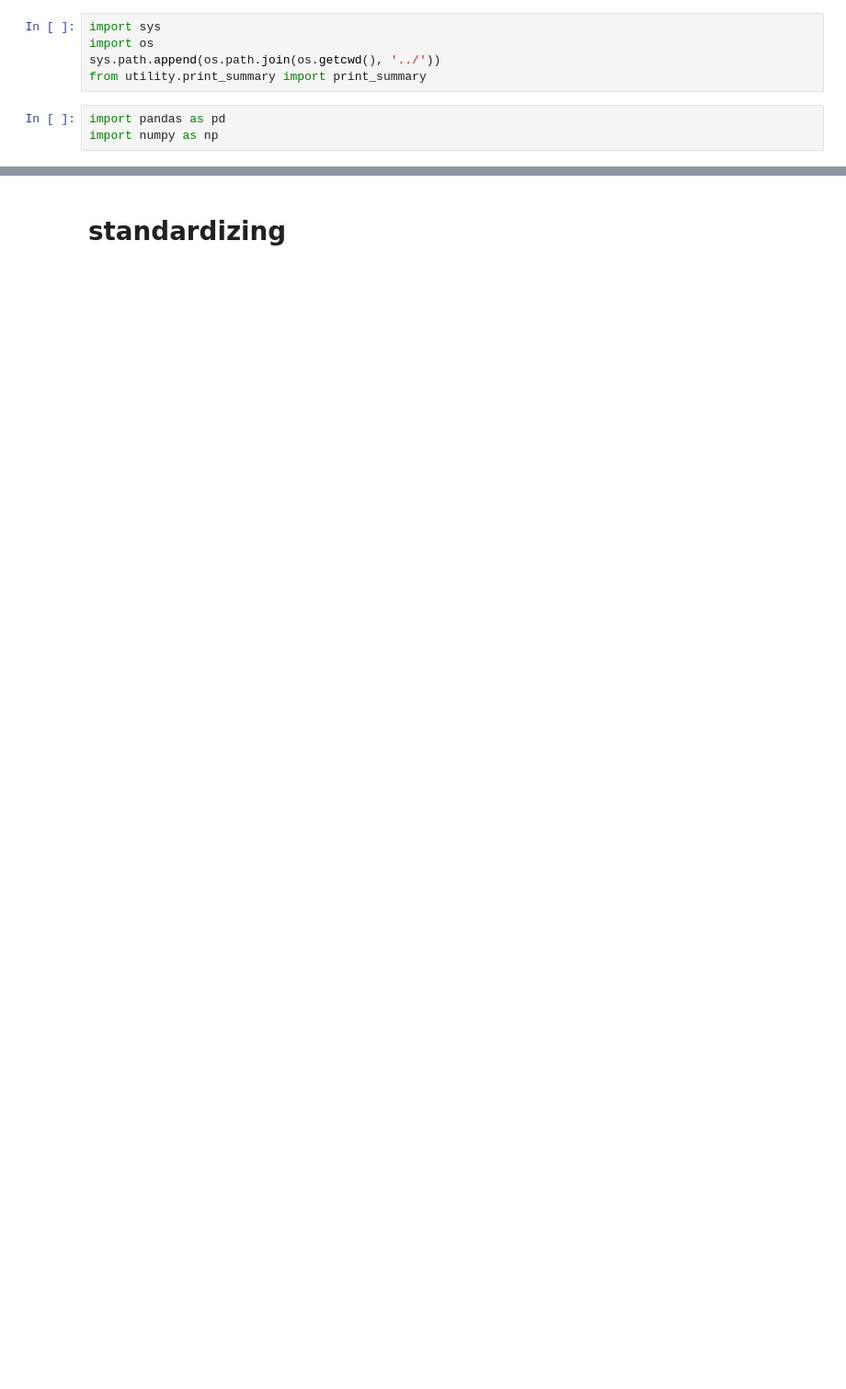
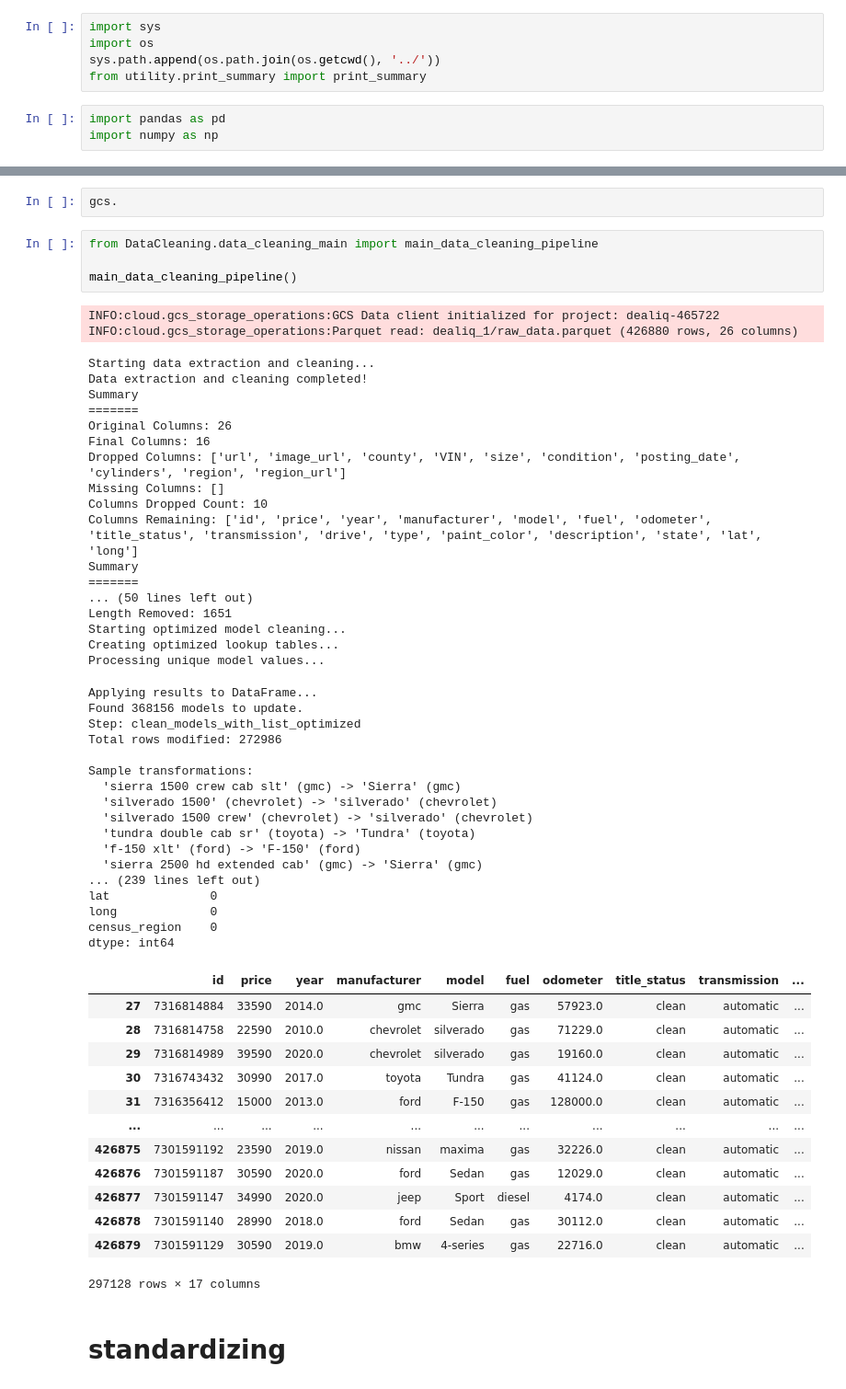
Before and after one commit to Dhruv-88/Deal_IQ, a Jupyter notebook: DataCleaning/data_cleaning.ipynb, the cells around one changed output, grey strips where cells are left out. Shown at 92% size. Cells and saved outputs as stored; diff of their text form; blank space fills up the shorter version.

Commit message:
updated the data cleaning step

```diff
--- a/DataCleaning/data_cleaning.ipynb
+++ b/DataCleaning/data_cleaning.ipynb
@@ -30,6 +29,62 @@ INFO:cloud.gcs_storage_operations:Parquet read: dealiq_1/raw_data.parquet (42688
 | 3 | 7222270760 | https://worcester.craigslist.org/... | worcester / central MA | https://worcester.craigslist.org | 1500 | NaN | None | None | None | None | ... |
 | 4 | 7210384030 | https://greensboro.craigslist.org... | greensboro | https://greensboro.craigslist.org | 4900 | NaN | None | None | None | None | ... |
 5 rows × 26 columns
+# %%
+gcs.
+# %%
+from DataCleaning.data_cleaning_main import main_data_cleaning_pipeline
+
+main_data_cleaning_pipeline()
+# %% [output]
+INFO:cloud.gcs_storage_operations:GCS Data client initialized for project: dealiq-465722
+INFO:cloud.gcs_storage_operations:Parquet read: dealiq_1/raw_data.parquet (426880 rows, 26 columns)
+Starting data extraction and cleaning...
+Data extraction and cleaning completed!
+Summary
+=======
+Original Columns: 26
+Final Columns: 16
+Dropped Columns: ['url', 'image_url', 'county', 'VIN', 'size', 'condition', 'posting_date', 'cylinders', 'region', 'region_url']
+Missing Columns: []
+Columns Dropped Count: 10
+Columns Remaining: ['id', 'price', 'year', 'manufacturer', 'model', 'fuel', 'odometer', 'title_status', 'transmission', 'drive', 'type', 'paint_color', 'description', 'state', 'lat', 'long']
+Summary
+=======
+... (50 lines left out)
+Length Removed: 1651
+Starting optimized model cleaning...
+Creating optimized lookup tables...
+Processing unique model values...
+Applying results to DataFrame...
+Found 368156 models to update.
+Step: clean_models_with_list_optimized
+Total rows modified: 272986
+
+Sample transformations:
+  'sierra 1500 crew cab slt' (gmc) -> 'Sierra' (gmc)
+  'silverado 1500' (chevrolet) -> 'silverado' (chevrolet)
+  'silverado 1500 crew' (chevrolet) -> 'silverado' (chevrolet)
+  'tundra double cab sr' (toyota) -> 'Tundra' (toyota)
+  'f-150 xlt' (ford) -> 'F-150' (ford)
+  'sierra 2500 hd extended cab' (gmc) -> 'Sierra' (gmc)
+... (239 lines left out)
+lat              0
+long             0
+census_region    0
+dtype: int64
+|  | id | price | year | manufacturer | model | fuel | odometer | title_status | transmission | ... |
+| 27 | 7316814884 | 33590 | 2014.0 | gmc | Sierra | gas | 57923.0 | clean | automatic | ... |
+| 28 | 7316814758 | 22590 | 2010.0 | chevrolet | silverado | gas | 71229.0 | clean | automatic | ... |
+| 29 | 7316814989 | 39590 | 2020.0 | chevrolet | silverado | gas | 19160.0 | clean | automatic | ... |
+| 30 | 7316743432 | 30990 | 2017.0 | toyota | Tundra | gas | 41124.0 | clean | automatic | ... |
+| 31 | 7316356412 | 15000 | 2013.0 | ford | F-150 | gas | 128000.0 | clean | automatic | ... |
+| ... | ... | ... | ... | ... | ... | ... | ... | ... | ... | ... |
+| 426875 | 7301591192 | 23590 | 2019.0 | nissan | maxima | gas | 32226.0 | clean | automatic | ... |
+| 426876 | 7301591187 | 30590 | 2020.0 | ford | Sedan | gas | 12029.0 | clean | automatic | ... |
+| 426877 | 7301591147 | 34990 | 2020.0 | jeep | Sport | diesel | 4174.0 | clean | automatic | ... |
+| 426878 | 7301591140 | 28990 | 2018.0 | ford | Sedan | gas | 30112.0 | clean | automatic | ... |
+| 426879 | 7301591129 | 30590 | 2019.0 | bmw | 4-series | gas | 22716.0 | clean | automatic | ... |
+297128 rows × 17 columns
 # %% [markdown]
 # standardizing
 # %%
```
Also changed, not shown: parts of 4 cells of this notebook, 2 other files.
